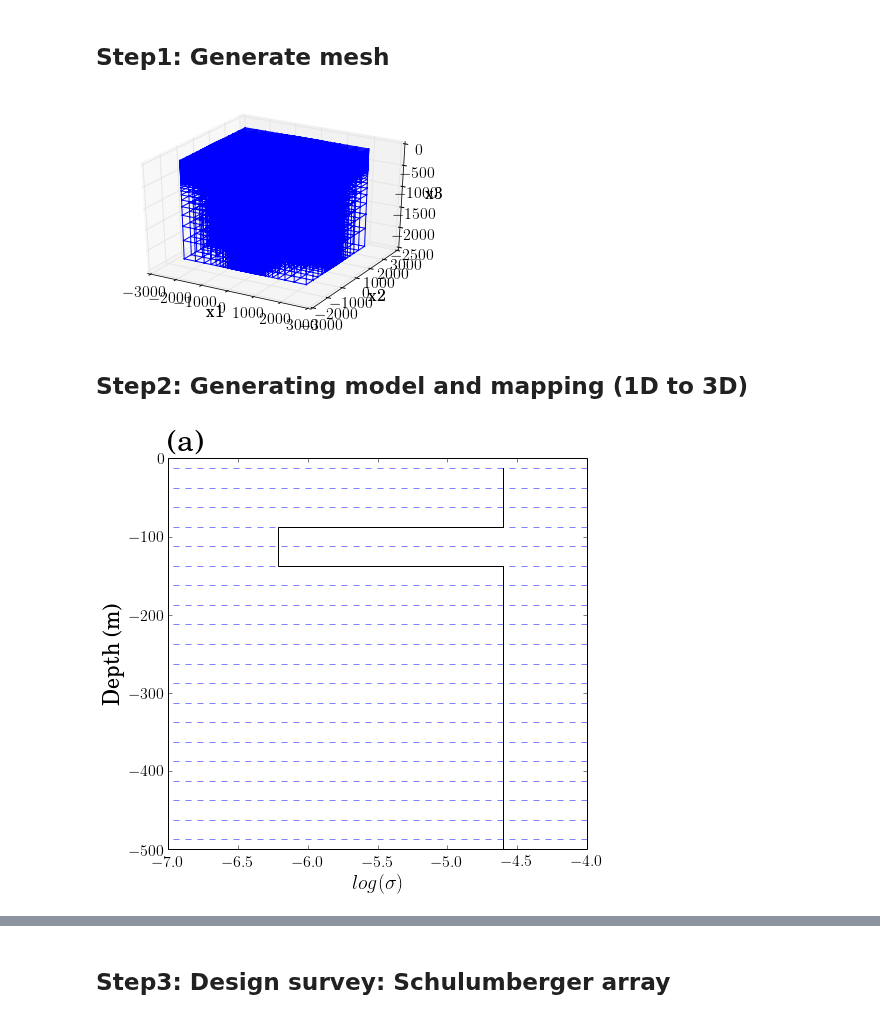
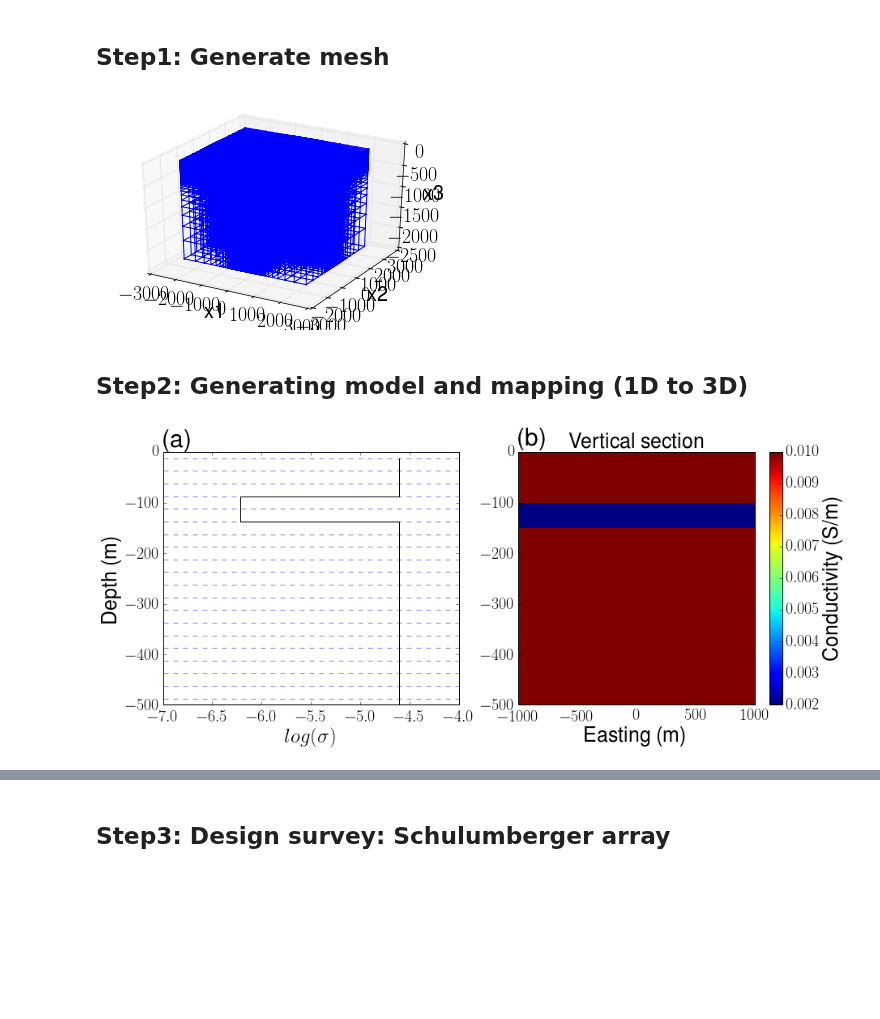
Before and after one commit to simpeg/simpeg, a Jupyter notebook: notebooks/DC_schumberger_Inv.ipynb, the cells around one changed output, grey strips where cells are left out. Saved outputs shown, nothing was run; the diff lists cells and outputs as text; code cells hidden in the pictures; blank space fills up the shorter version.

Commit message:
DC example: three mesh

```diff
--- a/notebooks/DC_schumberger_Inv.ipynb
+++ b/notebooks/DC_schumberger_Inv.ipynb
@@ -9,7 +9,7 @@ Populating the interactive namespace from numpy and matplotlib
 # %%
 import matplotlib
 import matplotlib.pyplot as plt
-matplotlib.rcParams.update({'font.size': 16, 'text.usetex': True, 'font.family': 'arial'})
+matplotlib.rcParams.update({'font.size': 20, 'text.usetex': True})
 # matplotlib.rcParams.update({'font.size': 16, 'font.family': 'arial'})
 # %% [markdown]
 # 1D DC inversion of Schlumberger array
@@ -36,7 +36,7 @@ mesh = Mesh.TensorMesh([hx, hy, hz], 'CCN')
 # %%
 mesh.plotGrid()
 # %% [output]
-[figure, old version]
+[figure, new version]
 # %% [markdown]
 ## Step2: Generating model and mapping (1D to 3D)
 # %%
@@ -49,15 +49,24 @@ sigma[mesh.vectorCCz<=-100.] = siglay2
 sigma[mesh.vectorCCz<-150.] = sighalf
 mtrue = np.log(sigma)
 # %%
-fig, ax = plt.subplots(1,1, figsize = (7.5, 7))
-Utils1D.plotLayer(np.log(sigma), mesh.vectorCCz, 'linear', showlayers=True, ax = ax)
-ax.invert_xaxis()
-ax.set_ylim(-500, 0)
-ax.set_xlim(-7, -4)
-ax.set_xlabel('$log(\sigma)$', fontsize = 20)
-ax.set_ylabel('Depth (m)', fontsize = 22)
-ax.text(-7., 10., '(a)', fontsize = 30)
-fig.savefig('logcond1d.png', dpi=200)
+fig, ax = plt.subplots(1,2, figsize = (18*0.8, 7*0.8))
+Utils1D.plotLayer(np.log(sigma), mesh.vectorCCz, 'linear', showlayers=True, ax = ax[0])
+ax[0].invert_xaxis()
+ax[0].set_ylim(-500, 0)
+ax[0].set_xlim(-7, -4)
+ax[0].set_xlabel('$log(\sigma)$', fontsize = 25)
+ax[0].set_ylabel('Depth (m)', fontsize = 25)
+ax[0].text(-7., 10., '(a)', fontsize = 30)
+dat = mesh.plotSlice((mapping*mtrue), normal='Y', ind = 9, ax = ax[1])
+cb = plt.colorbar(dat[0], ax =ax[1])
+ax[1].set_title("Vertical section", fontsize = 25)
+cb.set_label("Conductivity (S/m)", fontsize = 25)
+ax[1].set_xlabel('Easting (m)', fontsize = 25)
+ax[1].set_ylabel(' ', fontsize = 25)
+ax[1].set_xlim(-1000., 1000.)
+ax[1].set_ylim(-500., 0.)
+ax[1].text(-1000., 13., '(b)', fontsize = 30)
+fig.savefig('mappingDC.png', dpi=200)
 # %% [output]
-[figure, old version]
+[figure, new version]
 # %%
```
Also changed, not shown: parts of 9 cells of this notebook, 9 other files.
